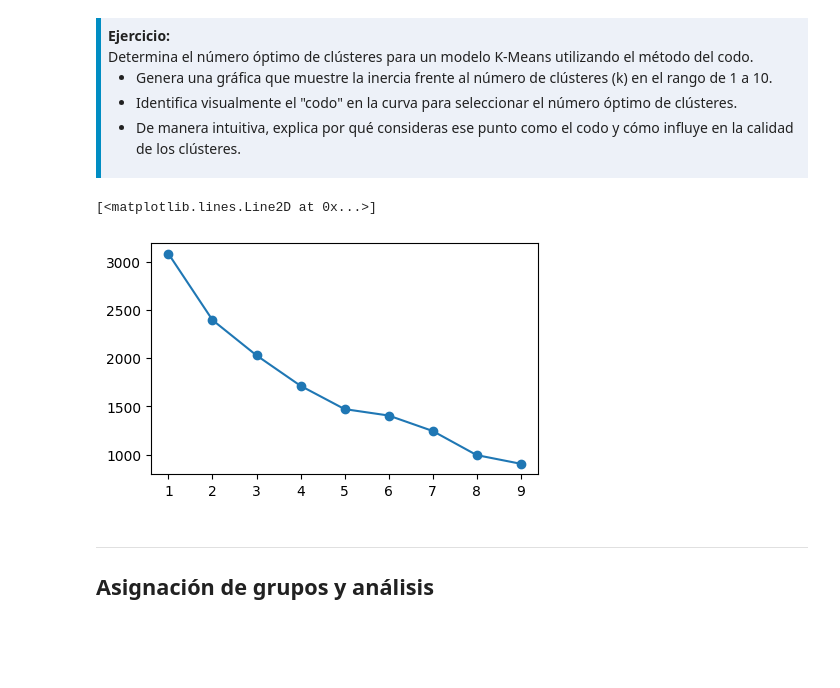
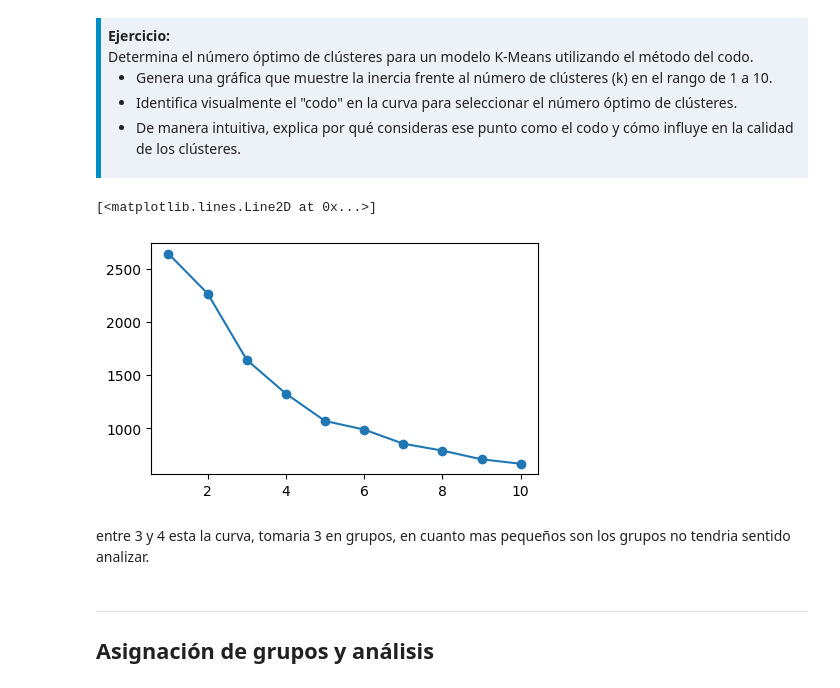
Before and after one commit to jennygn/Ejercicios, a Jupyter notebook: 4-Ejercicios/03-Agrupamiento-kMeans.ipynb, the cells around one changed output. Saved outputs shown, nothing was run; the diff lists cells and outputs as text; code cells hidden in the pictures; blank space fills up the shorter version.

```diff
--- a/4-Ejercicios/03-Agrupamiento-kMeans.ipynb
+++ b/4-Ejercicios/03-Agrupamiento-kMeans.ipynb
@@ -89,0 +85,13 @@ X = scaler.fit_transform(data.iloc[:, 1:])
+# %%
+# Seleccionar solo las columnas de productos (continuas)
+data_products = data.drop(['Channel', 'Region'], axis=1)
+
+# Aplicar escalamiento estándar (StandardScaler)
+scaler = StandardScaler()
+data_scaled = scaler.fit_transform(data_products)
+
+# Convertir de nuevo a DataFrame para visualizar
+X= pd.DataFrame(data_scaled, columns=data_products.columns)
+
+print("\nDatos escalados (Primeras 5 filas):")
+print(df_scaled.head())
@@ -103,15 +119,17 @@ X = scaler.fit_transform(data.iloc[:, 1:])
 # %%
 # Metodo del codo
 inertia = []
-for i in range(1, 10):
+for i in range(1, 11):
     modelo = KMeans(n_clusters=i, random_state=42)
     modelo.fit(X)
     inertia.append(modelo.inertia_)
 plt.figure(figsize=(5, 3))
-plt.plot(range(1, 10), inertia, marker='o')
+plt.plot(range(1, 11), inertia, marker='o')
 # %% [output]
 [<matplotlib.lines.Line2D at 0x...>]
-[figure, old version]
+[figure, new version]
+# %% [markdown]
+entre 3 y 4 esta la curva, tomaria 3 en grupos, en cuanto mas pequeños son los grupos no tendria sentido analizar.
 # %% [markdown]
 ---
 ## <font color='008dc3'> Asignación de grupos y análisis </font>
```
Also changed, not shown: parts of 7 cells of this notebook.
